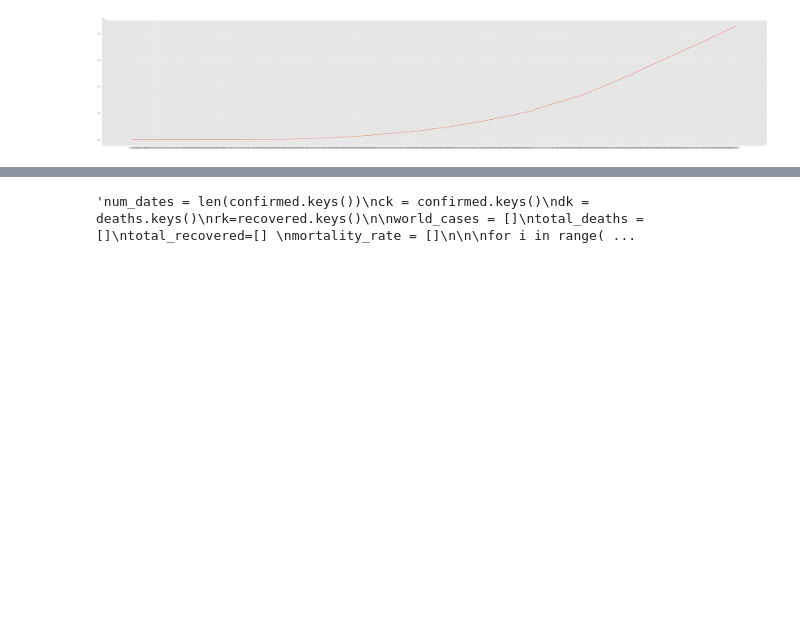
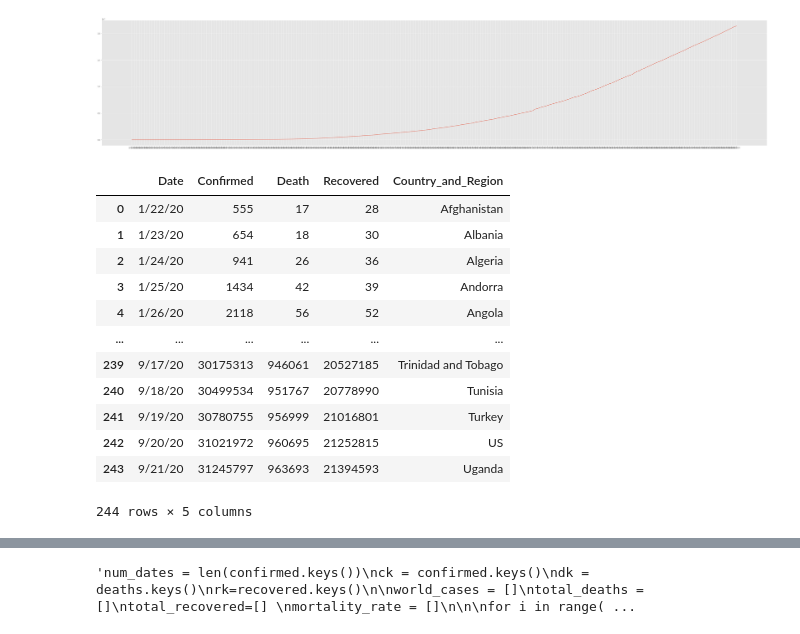
Before and after one commit to 21Ovi/COVID-19-Time-Series-Prediction, a Jupyter notebook: COVID_19_TimeSeries_Prediction.ipynb, the cells around one changed output, grey strips where cells are left out. Cells and saved outputs as stored; diff of their text form; code cells hidden in the pictures; blank space fills up the shorter version.

```diff
--- a/COVID_19_TimeSeries_Prediction.ipynb
+++ b/COVID_19_TimeSeries_Prediction.ipynb
@@ -220,0 +235,4 @@ plt.tight_layout()
+# %%
+df6=confirmed_data['Country_and_Region']
+# %%
+df = pd.concat([df1,df2,df3,df4],axis=1,sort=False)
@@ -220,0 +245,16 @@ plt.tight_layout()
+# %%
+df
+# %% [output]
+|  | Date | Confirmed | Death | Recovered | Country_and_Region |
+| 0 | 1/22/20 | 555 | 17 | 28 | Afghanistan |
+| 1 | 1/23/20 | 654 | 18 | 30 | Albania |
+| 2 | 1/24/20 | 941 | 26 | 36 | Algeria |
+| 3 | 1/25/20 | 1434 | 42 | 39 | Andorra |
+| 4 | 1/26/20 | 2118 | 56 | 52 | Angola |
+| ... | ... | ... | ... | ... | ... |
+| 239 | 9/17/20 | 30175313 | 946061 | 20527185 | Trinidad and Tobago |
+| 240 | 9/18/20 | 30499534 | 951767 | 20778990 | Tunisia |
+| 241 | 9/19/20 | 30780755 | 956999 | 21016801 | Turkey |
+| 242 | 9/20/20 | 31021972 | 960695 | 21252815 | US |
+| 243 | 9/21/20 | 31245797 | 963693 | 21394593 | Uganda |
+244 rows × 5 columns
```
Also changed, not shown: parts of 26 cells of this notebook.
